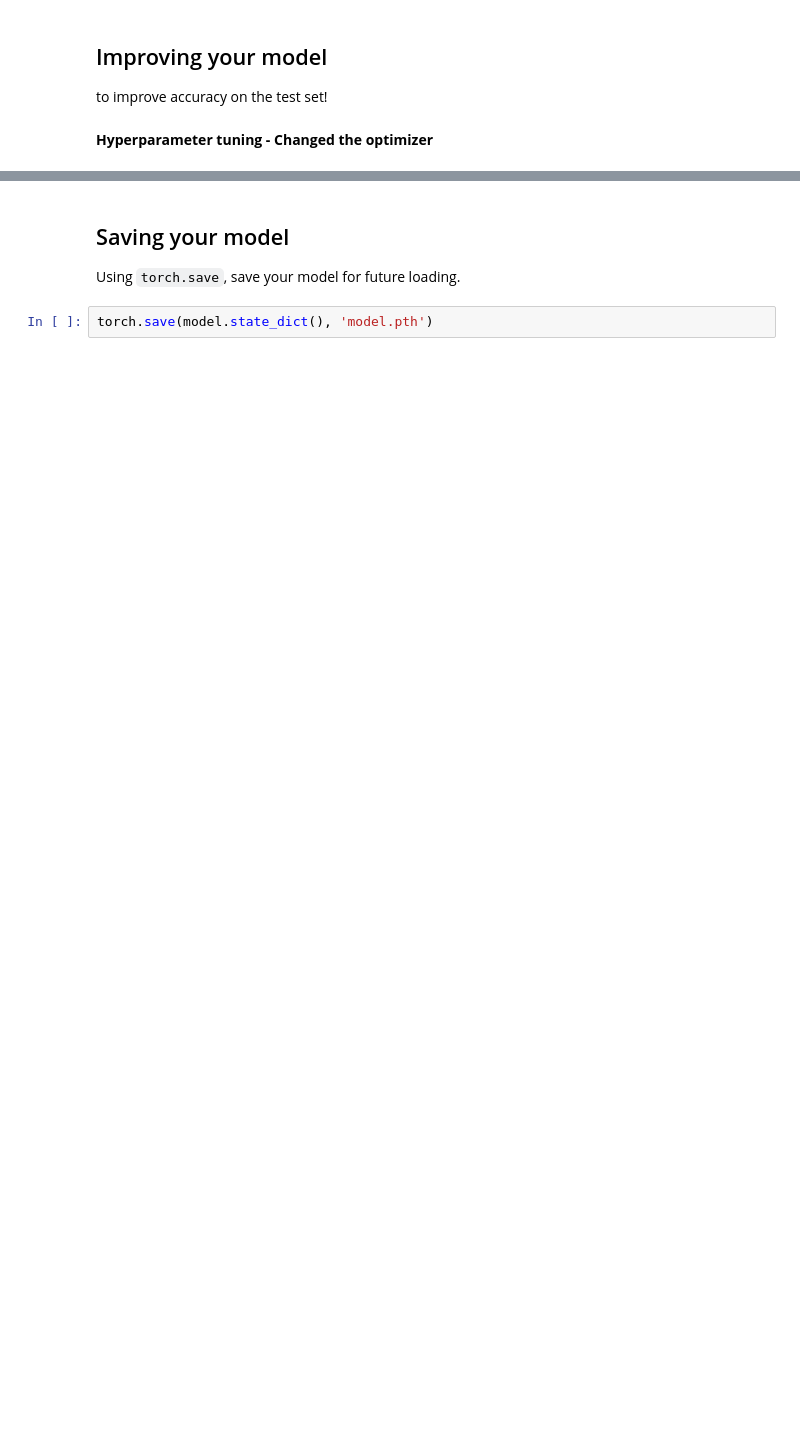
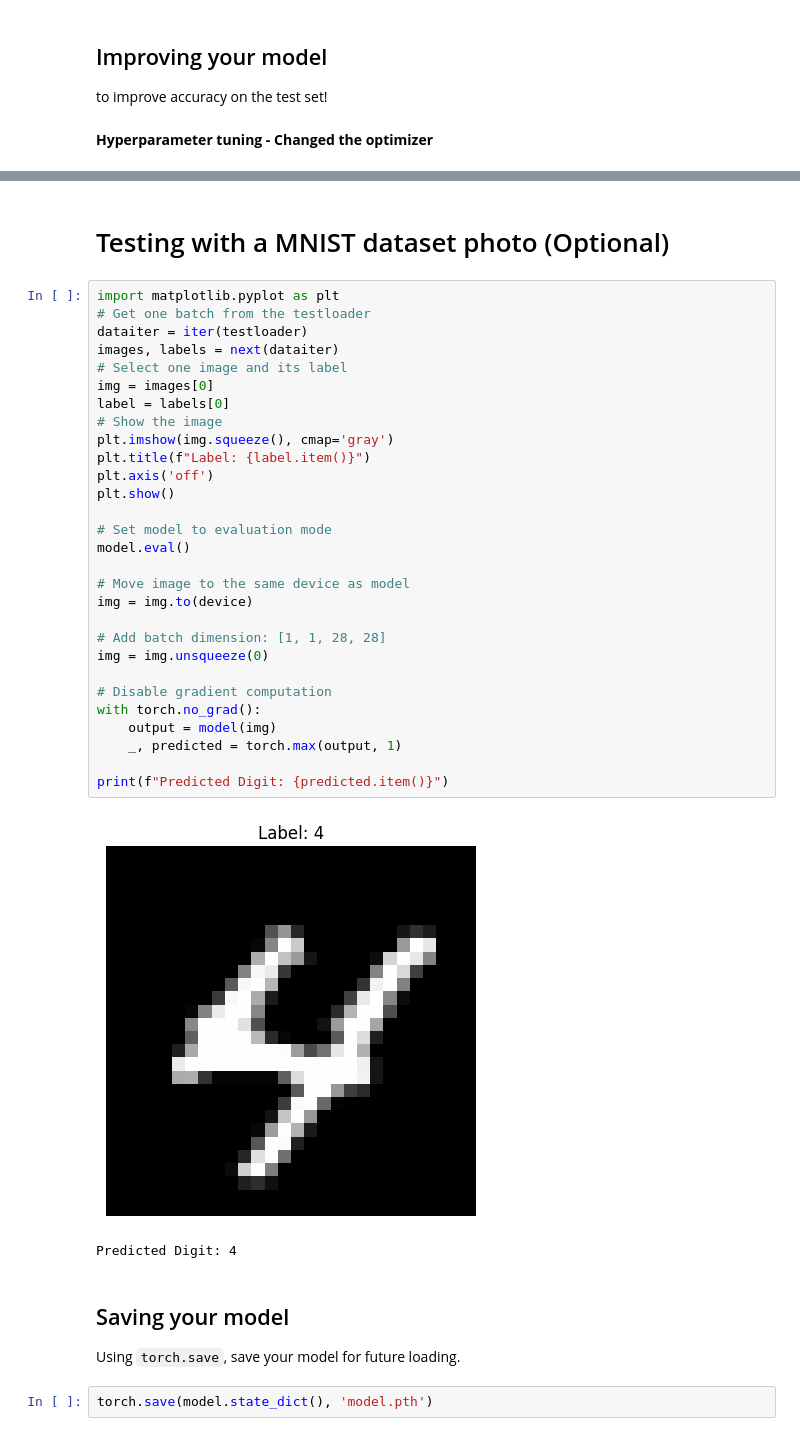
Before and after one commit to PolleyTaniya/MNIST_digit_rec_cnn, a Jupyter notebook: MNIST_Handwritten_Digits-STARTER (4).ipynb, the cells around one changed output, grey strips where cells are left out. Drawn from its saved outputs; the diff is of its cells as text; blank space fills up the shorter version.

```diff
--- a/MNIST_Handwritten_Digits-STARTER (4).ipynb
+++ b/MNIST_Handwritten_Digits-STARTER (4).ipynb
@@ -340,3 +397,37 @@ print(f'Test Accuracy: {accuracy:.2f}%')
+# %% [markdown]
+# Testing with a MNIST dataset photo (Optional)
+# %%
+import matplotlib.pyplot as plt
+# Get one batch from the testloader
+dataiter = iter(testloader)
+images, labels = next(dataiter)
+# Select one image and its label
+img = images[0]
+label = labels[0]
+# Show the image
+plt.imshow(img.squeeze(), cmap='gray')
+plt.title(f"Label: {label.item()}")
+plt.axis('off')
+plt.show()
+
+# Set model to evaluation mode
+model.eval()
+
+# Move image to the same device as model
+img = img.to(device)
+
+# Add batch dimension: [1, 1, 28, 28]
+img = img.unsqueeze(0)
+
+# Disable gradient computation
+with torch.no_grad():
+    output = model(img)
+    _, predicted = torch.max(output, 1)
+
+print(f"Predicted Digit: {predicted.item()}")
+# %% [output]
+[figure, added]
+Predicted Digit: 4
 # %% [markdown]
 ## Saving your model
 Using `torch.save`, save your model for future loading.
```
Also changed, not shown: parts of 11 cells of this notebook.
